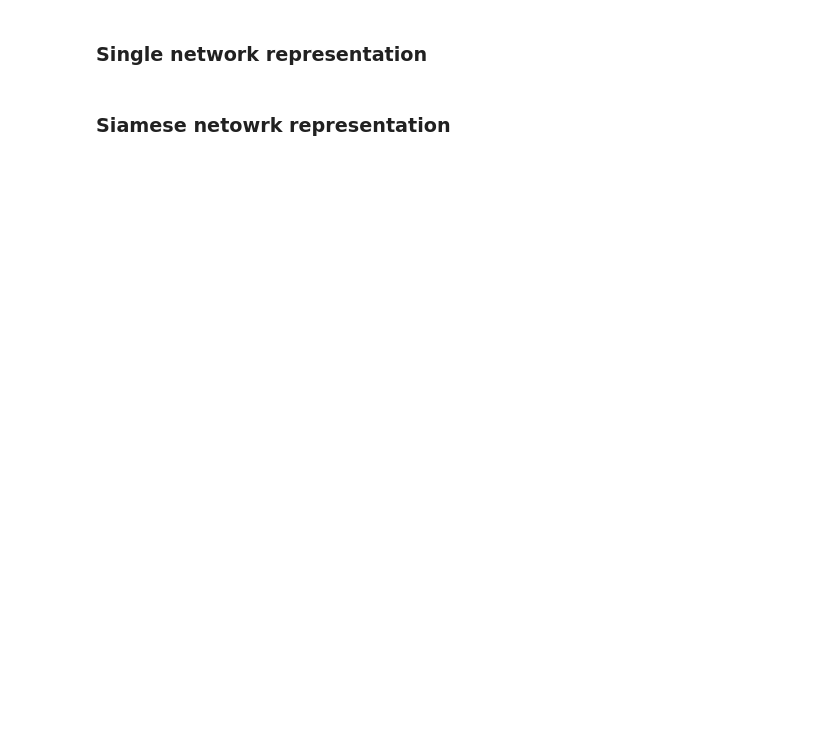
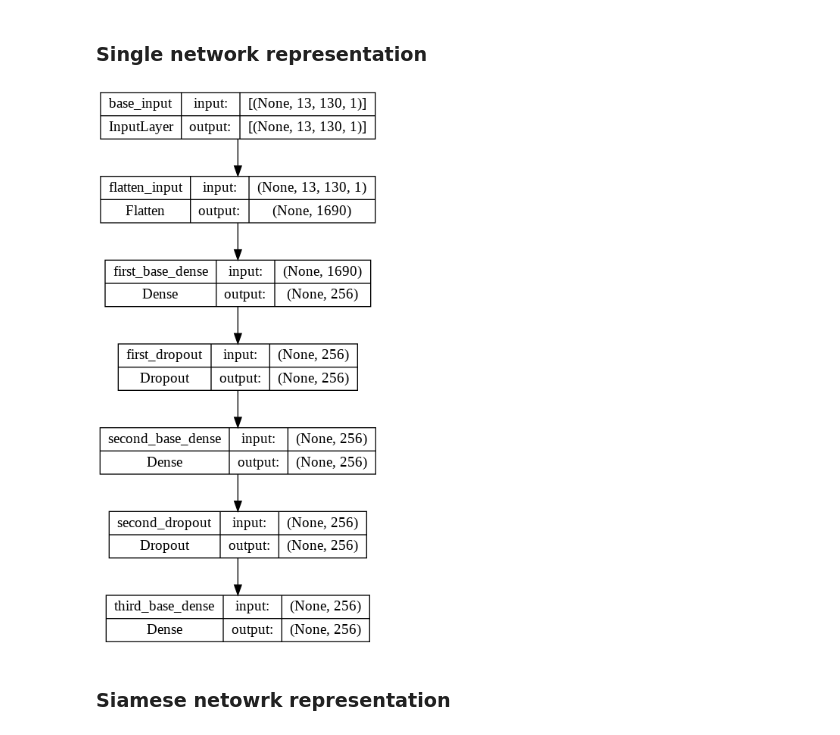
Before and after one commit to TheCoolestMango/Music-Similarity-Analysis, a Jupyter notebook: code/Genre_Classification_SNN.ipynb, the cells around one changed output. Saved outputs shown, nothing was run; the diff lists cells and outputs as text; code cells hidden in the pictures; blank space fills up the shorter version.

Commit message:
Update Neural Network

```diff
--- a/code/Genre_Classification_SNN.ipynb
+++ b/code/Genre_Classification_SNN.ipynb
@@ -132,7 +150,9 @@ model = Model([input_a, input_b], output)
 # %% [markdown]
 ### Single network representation
 # %%
-# plot_model(base_network, show_shapes=True, show_layer_names=True, to_file='base-model.png')
+plot_model(base_network, show_shapes=True, show_layer_names=True, to_file='base-model.png')
+# %% [output]
+[figure, added]
 # %% [markdown]
 ### Siamese netowrk representation
 # %%
```
Also changed, not shown: parts of 20 cells of this notebook.
